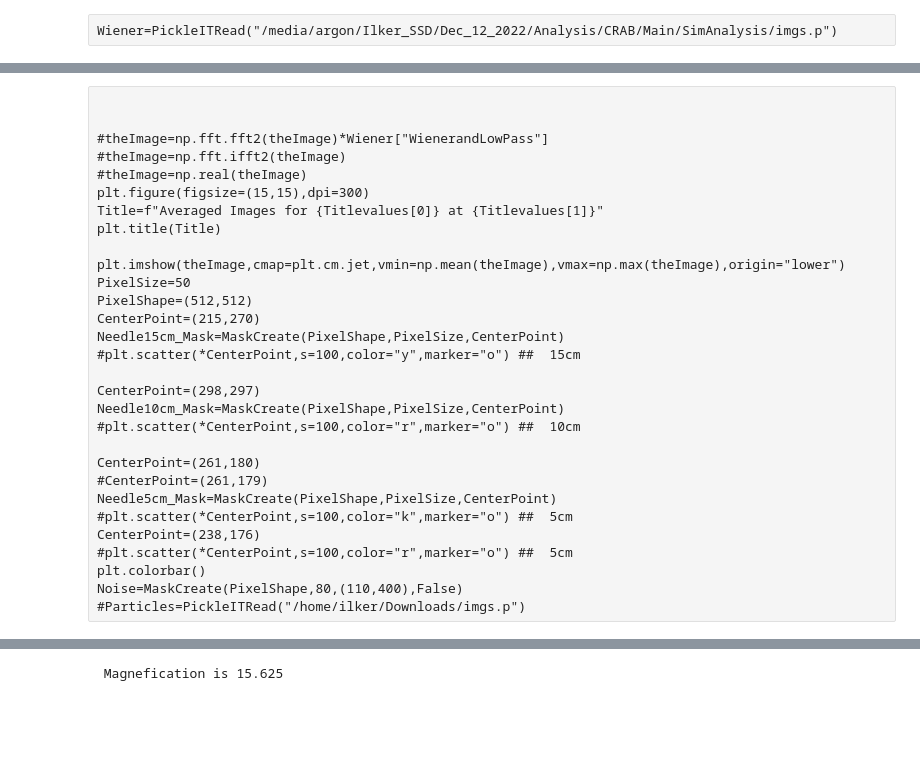
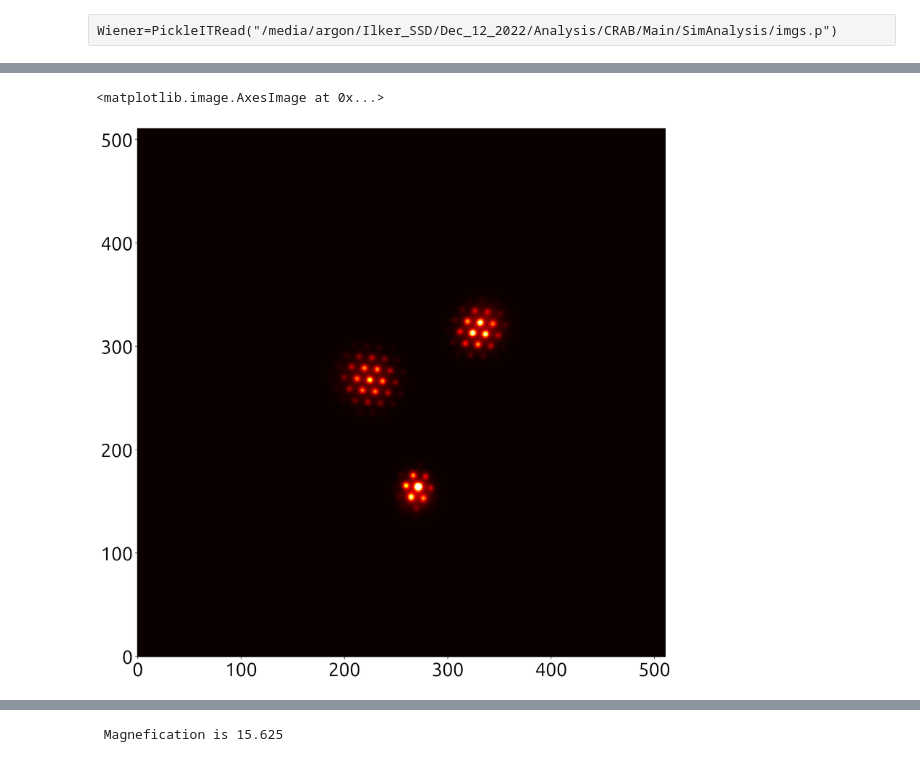
Before and after one commit to ilkerparmaksiz/Analysis, a Jupyter notebook: CRAB/2D_Fitting_v3-Sim.ipynb, the cells around one changed output, grey strips where cells are left out. Cells and saved outputs as stored; diff of their text form; code cells hidden in the pictures; blank space fills up the shorter version.

```diff
--- a/CRAB/2D_Fitting_v3-Sim.ipynb
+++ b/CRAB/2D_Fitting_v3-Sim.ipynb
@@ -354,3 +288,14 @@ plt.imshow(ImageGiff,cmap=plt.cm.jet,origin='lower',vmin=np.min(ImageGiff)*0.6,v
+# %%
+import numpy as np
+fig=plt.figure(figsize=(15,15),dpi=300)
+singleImg=_SimImages[0]
+singleImg=np.rot90(singleImg,1)
+singleImg=np.flip(singleImg,0)
+PixelShape=singleImg.shape
+plt.imshow(singleImg,cmap=plt.cm.hot,origin='lower',vmin=np.mean(singleImg),vmax=np.max(singleImg)/2)
+# %% [output]
+<matplotlib.image.AxesImage at 0x...>
+[figure, added]
 # %%
 ## Average the images
 def AvergImage(Images,rangex,Single=True,start=0):
@@ -378,33 +321,3 @@ theImage=h2
-# %% [raw]
-
-
-#theImage=np.fft.fft2(theImage)*Wiener["WienerandLowPass"]
-#theImage=np.fft.ifft2(theImage)
-#theImage=np.real(theImage)
-plt.figure(figsize=(15,15),dpi=300)
-Title=f"Averaged Images for {Titlevalues[0]} at {Titlevalues[1]}"
-plt.title(Title)
-
-plt.imshow(theImage,cmap=plt.cm.jet,vmin=np.mean(theImage),vmax=np.max(theImage),origin="lower")
-PixelSize=50
-PixelShape=(512,512)
-CenterPoint=(215,270)
-Needle15cm_Mask=MaskCreate(PixelShape,PixelSize,CenterPoint)
-#plt.scatter(*CenterPoint,s=100,color="y",marker="o") ##  15cm
-
-CenterPoint=(298,297)
-Needle10cm_Mask=MaskCreate(PixelShape,PixelSize,CenterPoint)
-#plt.scatter(*CenterPoint,s=100,color="r",marker="o") ##  10cm
-
-CenterPoint=(261,180)
-#CenterPoint=(261,179)
-Needle5cm_Mask=MaskCreate(PixelShape,PixelSize,CenterPoint)
-#plt.scatter(*CenterPoint,s=100,color="k",marker="o") ##  5cm
-CenterPoint=(238,176)
-#plt.scatter(*CenterPoint,s=100,color="r",marker="o") ##  5cm
-plt.colorbar()
-Noise=MaskCreate(PixelShape,80,(110,400),False)
-#Particles=PickleITRead("/home/ilker/Downloads/imgs.p")
 # %%
 Error = lambda Observed,Expected:abs(Observed-Expected)/Expected
 def WAverage(img):
```
Also changed, not shown: parts of 66 cells of this notebook, 12 other files.
